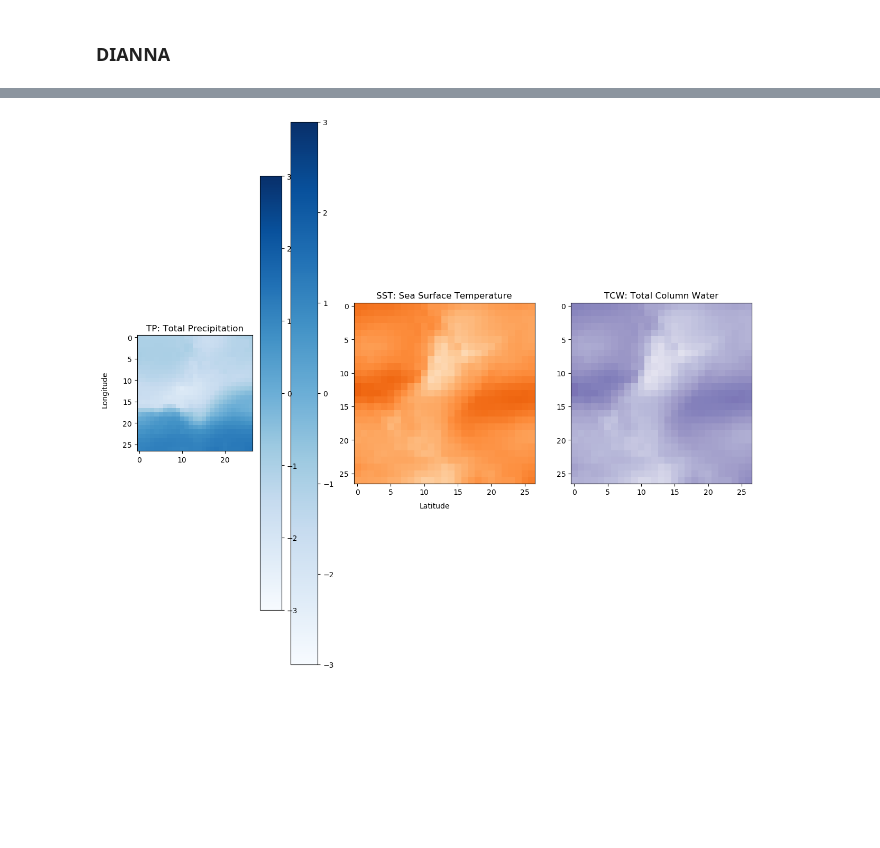
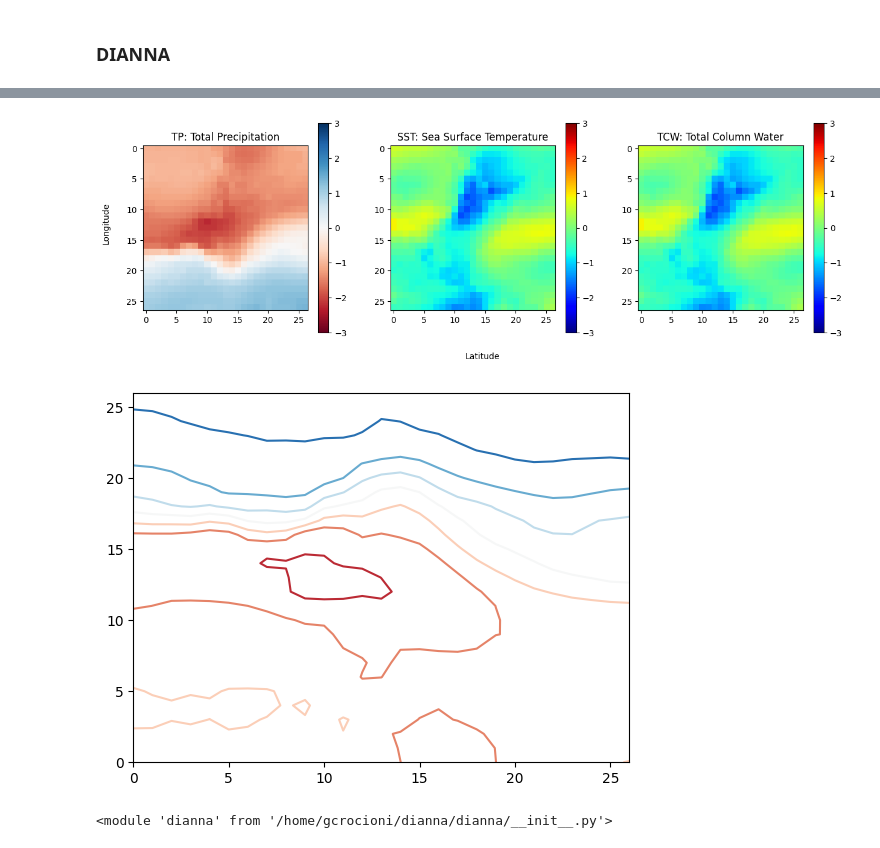
Before and after one commit to chiemvs/lorentz, a Jupyter notebook: dianna/dianna.ipynb, the cells around one changed output, grey strips where cells are left out. Saved outputs shown, nothing was run; the diff lists cells and outputs as text; code cells hidden in the pictures; blank space fills up the shorter version.

Commit message:
run rise via dianna

```diff
--- a/dianna/dianna.ipynb
+++ b/dianna/dianna.ipynb
@@ -67,9 +66,0 @@ array([<matplotlib.axes._subplots.AxesSubplot object at 0x...>,
-# %%
-fig, axs = plt.subplots(1, 3)
-
-for col in range(3):
-    ax = axs[col]
-    pcm = ax.pcolormesh(np.random.random((20, 20)) * (col + 1),
-                        cmap=cmaps[col])
-    fig.colorbar(pcm, ax=ax)
-plt.show()
@@ -78,21 +67,21 @@ plt.show()
 # %%
-fig, (ax1, ax2, ax3) = plt.subplots(1, 3, figsize=(15, 15))
-cmaps = ['Blues', 'Oranges', 'Purples']
+subpl = ['TP: Total Precipitation', 'SST: Sea Surface Temperature', 'TCW: Total Column Water']
+cmaps = ['RdBu', 'jet', 'jet']
+
+fig, axs = plt.subplots(1, 3, figsize=(15, 15))
 
 fig.text(0.5, 0.35, 'Latitude', ha='center')
 fig.text(0.08, 0.5, 'Longitude', va='center', rotation='vertical')
 
-#fig.suptitle('Vertically stacked subplots')
-pcm = ax1.imshow(train_inputs[:,:,0], cmap='Blues', vmin = -3, vmax = 3)
-fig.colorbar(pcm, ax=ax1)
-ax1.title.set_text('TP: Total Precipitation')
-
-fig.colorbar(pcm, ax=ax1)
-
-ax2.imshow(train_inputs[:,:,1], cmap='Oranges', vmin = -3, vmax = 3)
-ax2.title.set_text('SST: Sea Surface Temperature')
-
-ax3.imshow(train_inputs[:,:,2], cmap='Purples', vmin = -3, vmax = 3)
-ax3.title.set_text('TCW: Total Column Water')
+for col in range(3):
+    ax = axs[col]
+    tp = ax.imshow(train_inputs[:,:,col], cmap=cmaps[col], vmin = -3, vmax = 3)
+    cbar = fig.colorbar(tp, ax = ax, shrink = 0.3)
+    ax.title.set_text(subpl[col])
 # %% [output]
-[figure, old version]
+[figure, new version]
+# %%
+fig, ax = plt.subplots()
+CS = ax.contour(train_inputs[:,:,0], cmap = 'RdBu')
+# %% [output]
+[figure, added]
@@ -98,0 +106,7 @@ ax3.title.set_text('TCW: Total Column Water')
+# %%
+import imp
+imp.reload(dianna.methods.rise)
+imp.reload(dianna.utils.onnx_runner)
+imp.reload(dianna)
+# %% [output]
+<module 'dianna' from '/home/gcrocioni/dianna/dianna/__init__.py'>
```
Also changed, not shown: parts of 21 cells of this notebook, 1 other file.
